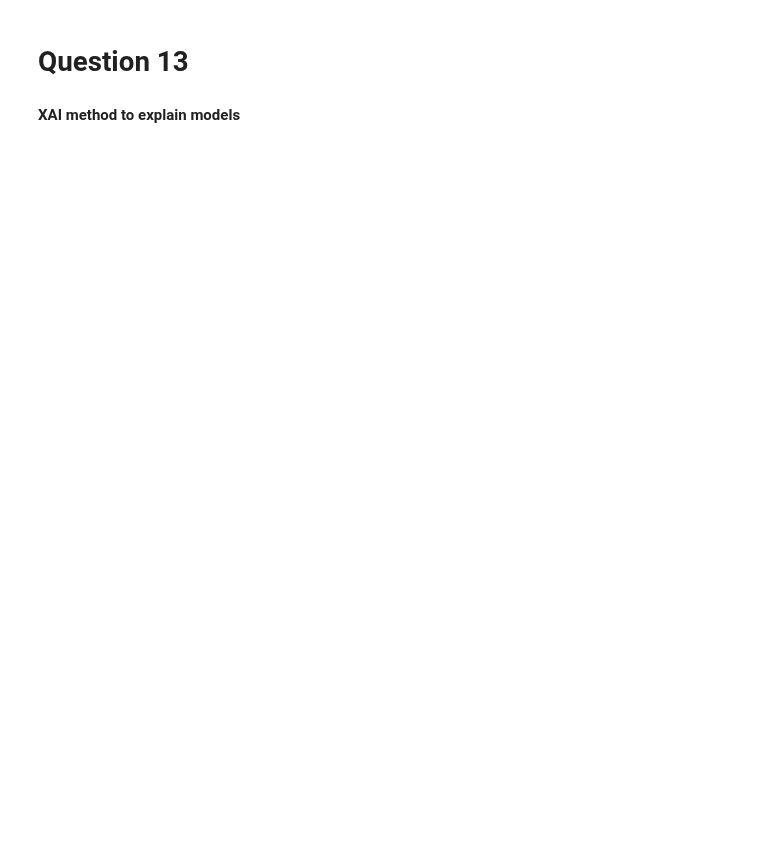
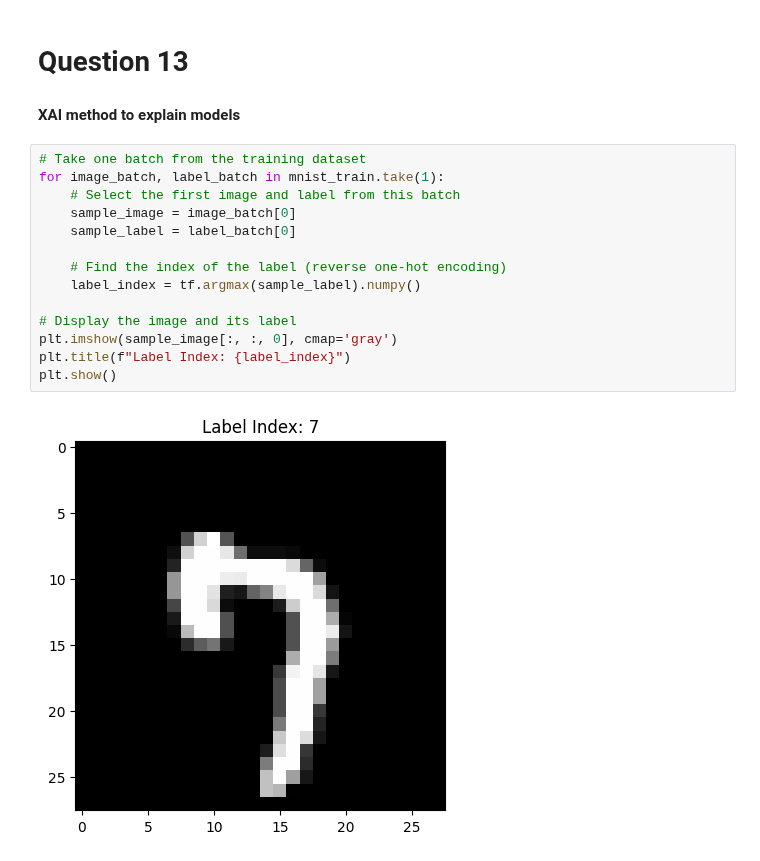
Before and after one commit to sunhuanhuan920/ECE1512_2023F_ProjectRepo_Zhenhuan_Sun, a Jupyter notebook: Project A/Task_1.ipynb, the cells around one changed output. Drawn from its saved outputs; the diff is of its cells as text; blank space fills up the shorter version.

```diff
--- a/Project A/Task_1.ipynb
+++ b/Project A/Task_1.ipynb
@@ -883,3 +893,19 @@ Epoch 12: Class_accuracy: 98.74%
 # Question 13
 # %% [markdown]
 **XAI method to explain models**
+# %%
+# Take one batch from the training dataset
+for image_batch, label_batch in mnist_train.take(1):
+    # Select the first image and label from this batch
+    sample_image = image_batch[0]
+    sample_label = label_batch[0]
+
+    # Find the index of the label (reverse one-hot encoding)
+    label_index = tf.argmax(sample_label).numpy()
+
+# Display the image and its label
+plt.imshow(sample_image[:, :, 0], cmap='gray')
+plt.title(f"Label Index: {label_index}")
+plt.show()
+# %% [output]
+[figure, added]
```
Also changed, not shown: parts of 11 cells of this notebook.
